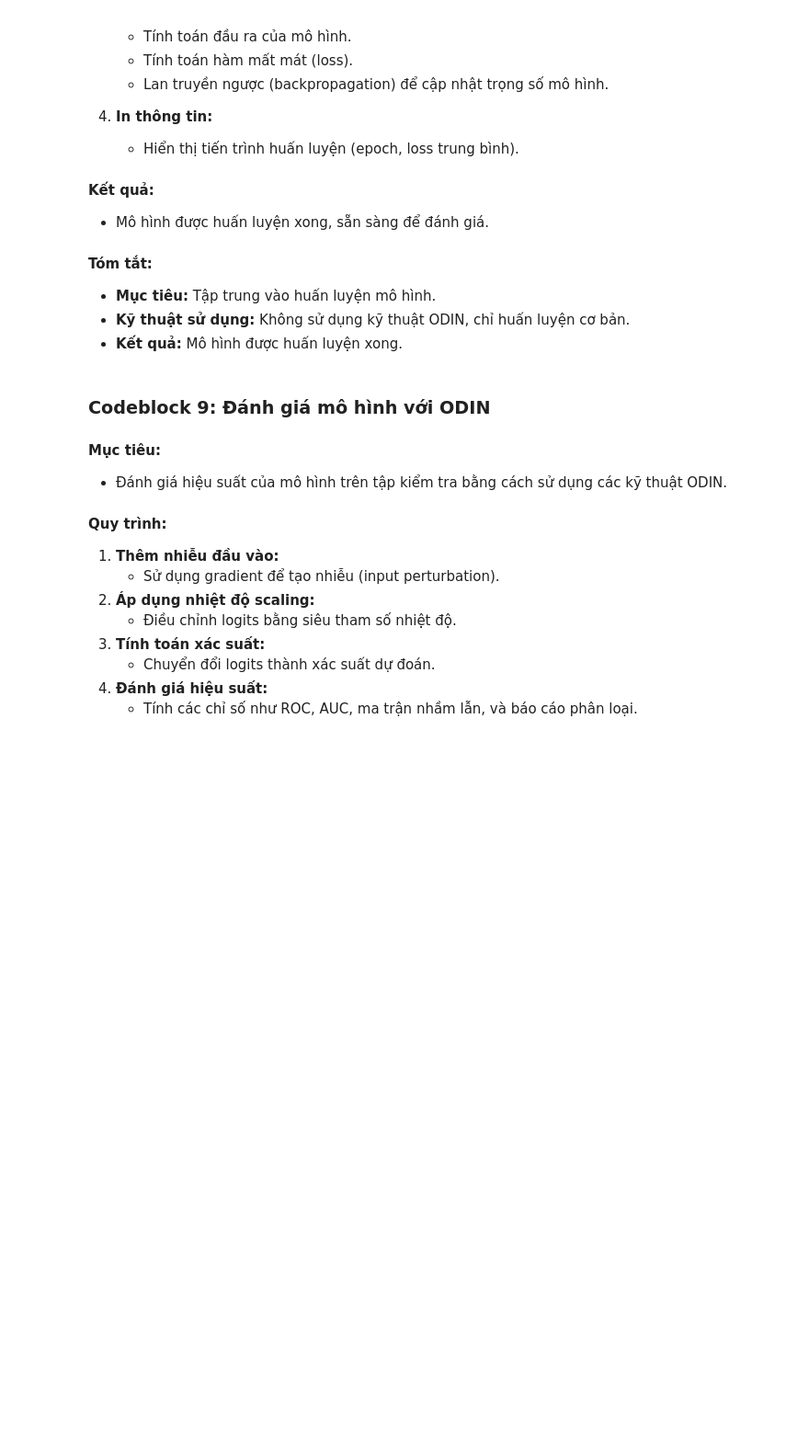
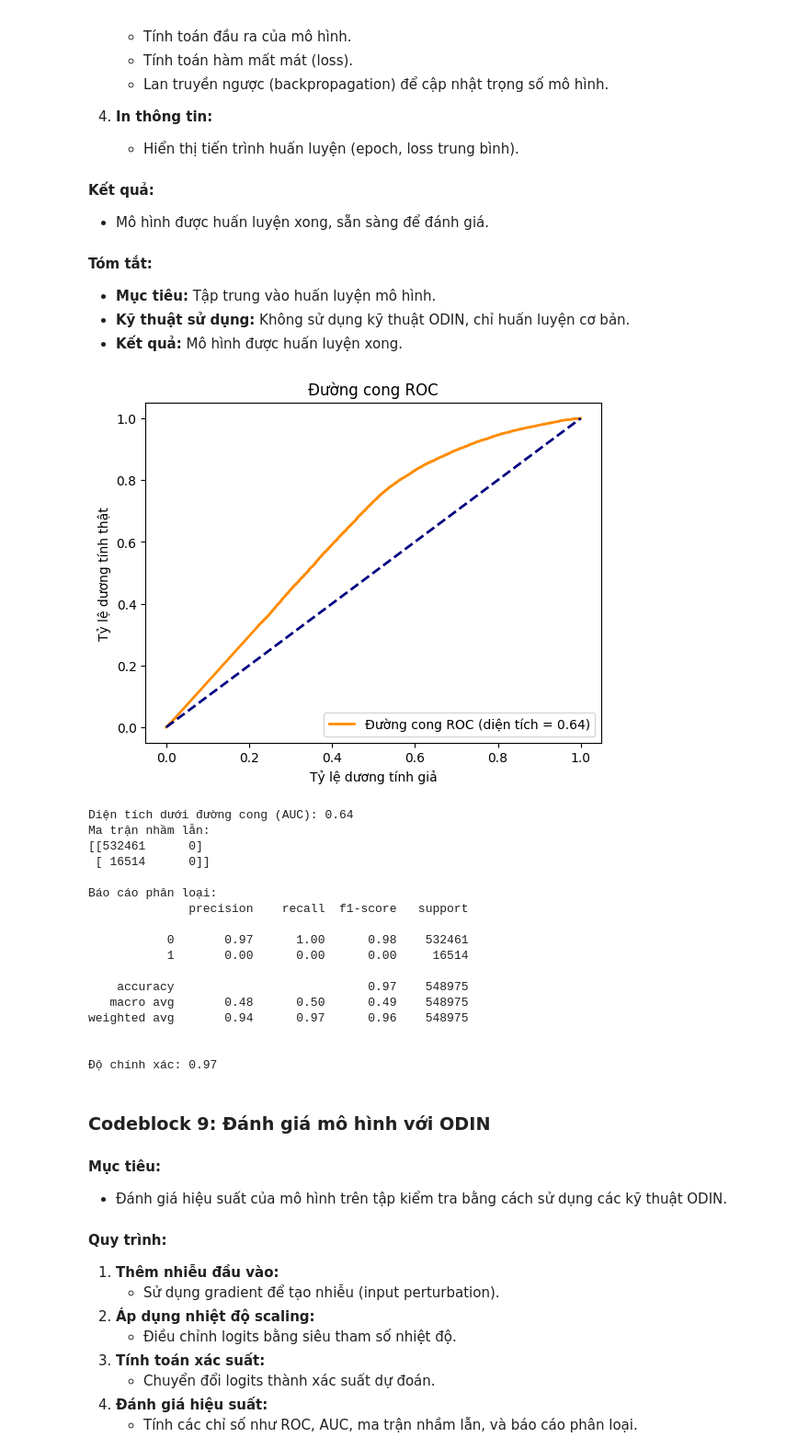
Before and after one commit to haphcc/Real-Time-Fraud-Detection-using-DL, a Jupyter notebook: TestODIN.ipynb, the cells around one changed output. Shown at 92% size. Saved outputs shown, nothing was run; the diff lists cells and outputs as text; code cells hidden in the pictures; blank space fills up the shorter version.

```diff
--- a/TestODIN.ipynb
+++ b/TestODIN.ipynb
@@ -180,34 +317,53 @@ y_scores = torch.sigmoid(logits).detach().numpy()
 y_pred = (y_scores > 0.5).astype(int)  # Chuyển đổi xác suất thành dự đoán nhị phân
 
 # Tính toán đường cong ROC và AUC
 fpr, tpr, _ = roc_curve(y_test, y_scores)
 roc_auc = auc(fpr, tpr)
 
 # Vẽ đường cong ROC
 plt.figure()
 plt.plot(fpr, tpr, color='darkorange', lw=2, label=f'Đường cong ROC (diện tích = {roc_auc:.2f})')
 plt.plot([0, 1], [0, 1], color='navy', lw=2, linestyle='--')
 plt.xlabel('Tỷ lệ dương tính giả')
 plt.ylabel('Tỷ lệ dương tính thật')
 plt.title('Đường cong ROC')
 plt.legend(loc='lower right')
 plt.show()
 
 print(f"Diện tích dưới đường cong (AUC): {roc_auc:.2f}")
 
 # Ma trận nhầm lẫn
 conf_matrix = confusion_matrix(y_test, y_pred)
 print("Ma trận nhầm lẫn:")
 print(conf_matrix)
 
 # Báo cáo phân loại
-class_report = classification_report(y_test, y_pred)
+class_report = classification_report(y_test, y_pred, zero_division=0)
 print("\nBáo cáo phân loại:")
 print(class_report)
 
 # Độ chính xác
 accuracy = accuracy_score(y_test, y_pred)
 print(f"\nĐộ chính xác: {accuracy:.2f}")
+# %% [output]
+[figure, added]
+Diện tích dưới đường cong (AUC): 0.64
+Ma trận nhầm lẫn:
+[[532461      0]
+ [ 16514      0]]
+
+Báo cáo phân loại:
+              precision    recall  f1-score   support
+
+           0       0.97      1.00      0.98    532461
+           1       0.00      0.00      0.00     16514
+
+    accuracy                           0.97    548975
+   macro avg       0.48      0.50      0.49    548975
+weighted avg       0.94      0.97      0.96    548975
+
+
+Độ chính xác: 0.97
 # %% [markdown]
 ### Codeblock 9: Đánh giá mô hình với ODIN
 
```
Also changed, not shown: parts of 8 cells of this notebook, 1 other file.
